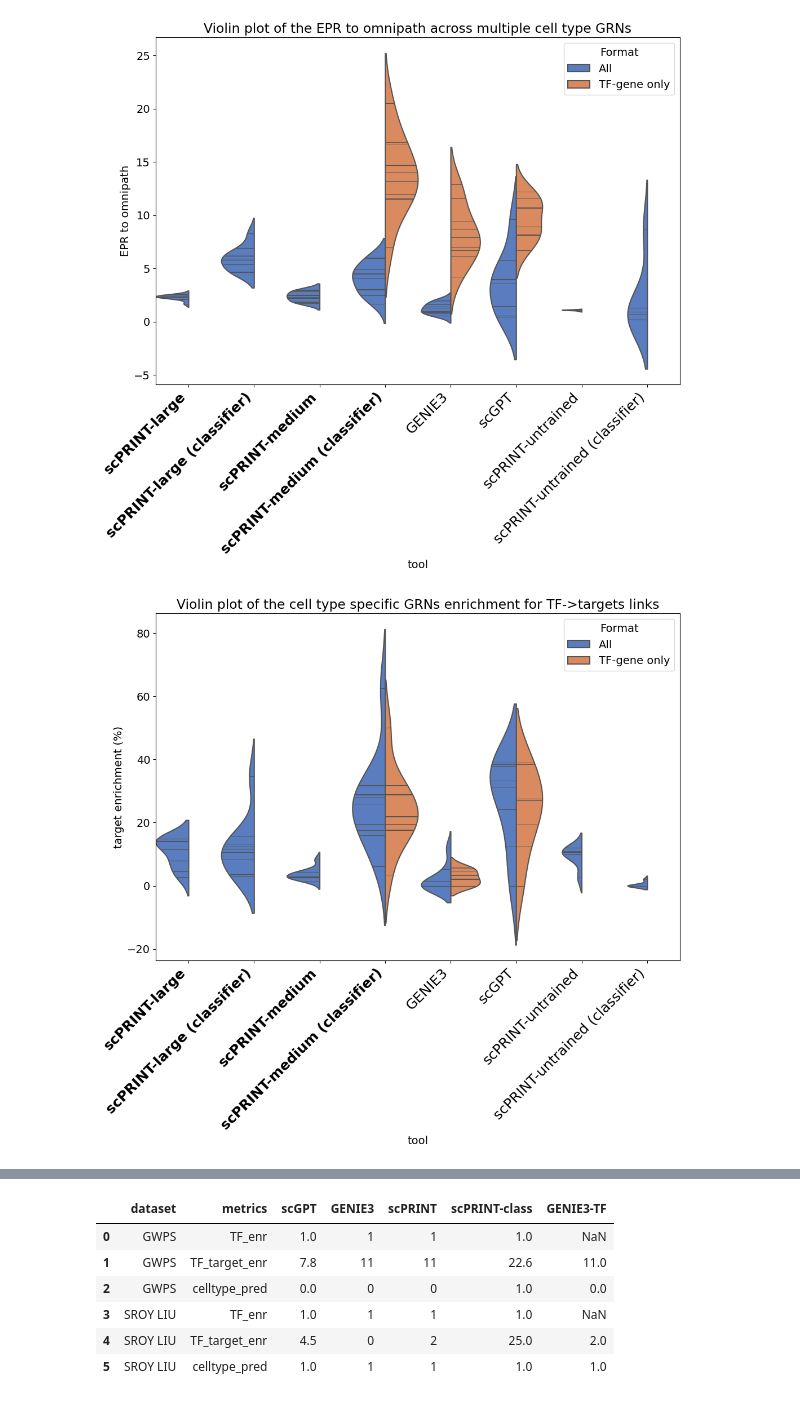
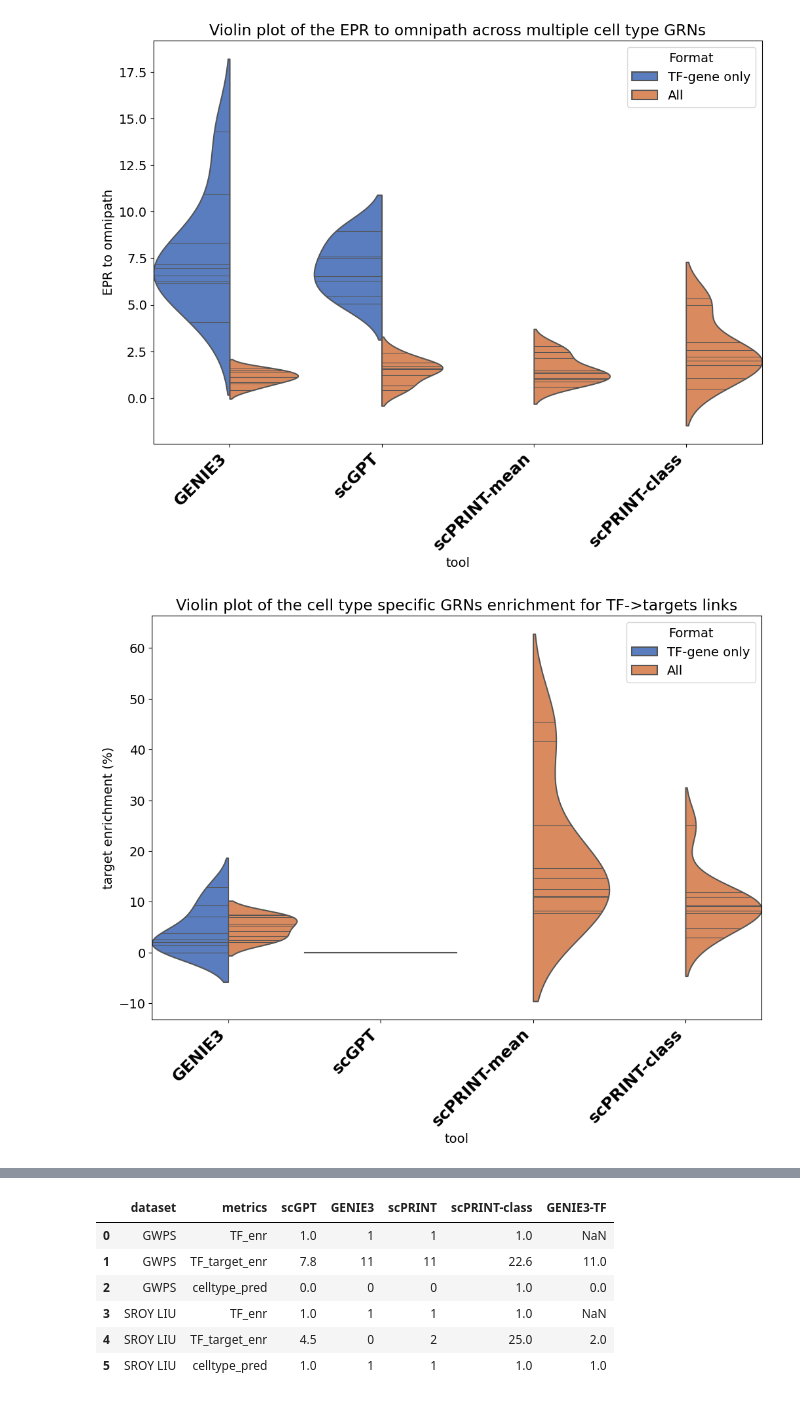
Before and after one commit to jkobject/scPRINT, a Jupyter notebook: figures/plot_results.ipynb, the cells around one changed output, grey strips where cells are left out. Cells and saved outputs as stored; diff of their text form; code cells hidden in the pictures.

```diff
--- a/figures/plot_results.ipynb
+++ b/figures/plot_results.ipynb
@@ -3,6 +3,6 @@ import pandas as pd
 import seaborn as sns
 import matplotlib.pyplot as plt
 # %%
-res = pd.read_csv('../data/results/omni.tsv', sep="\t")
+res = pd.read_csv('data/omni.tsv', sep="\t")
 res
 # %% [output]
@@ -22,36 +26,36 @@ res
 # %%
 plt.rcParams.update({'font.size': 14})
 # %%
-res['TF-gene only'] = res['TF-gene only'].replace({1: 'TF-gene only', 0: "All"})
-res = res.rename(columns={'TF-gene only': 'Format'})
+res['TF_only'] = res['TF_only'].replace({True: 'TF-gene only', False: "All"})
+res = res.rename(columns={'TF_only': 'Format'})
 # %%
 # Set the aesthetic style of the plots
 
 # Create the violin plot with adjusted scale to fix the tiny side issue
 plt.figure(figsize=(12, 8))
-violin_plot = sns.violinplot(x='tools', y='GRN (EPR)', hue="Format", data=res, split=True, density_norm='count', width=1, linewidth=1.5, palette="muted", inner='stick')
+violin_plot = sns.violinplot(x='tool', y='EPR', hue="Format", data=res, split=True, density_norm='count', width=1, linewidth=1.5, palette="muted", inner='stick')
 
 # Set the title and labels of the plot
 violin_plot.set_title('Violin plot of the EPR to omnipath across multiple cell type GRNs')
 violin_plot.set_xlabel('tool')
 violin_plot.set_ylabel('EPR to omnipath')
 
 # Rotate the x labels for better readability and align them
 xticks_labels = plt.gca().get_xticklabels()
 for i, label in enumerate(xticks_labels):
     if i < 4:
         label.set_fontweight('bold')
 plt.xticks(ticks=plt.gca().get_xticks(), labels=xticks_labels, rotation=45, ha="right", fontsize=18)
 
 # Show the plot
 plt.show()
 # %% [output]
-[figure, old version]
+[figure, new version]
 # %%
 # Create the violin plot
 plt.figure(figsize=(12, 8))
 
-violin_plot = sns.violinplot(x='tools', y='GRN (enrich %)', hue="Format", data=res, split=True, density_norm='count', width=1, linewidth=1.5, palette="muted", inner='stick')
+violin_plot = sns.violinplot(x='tool', y='TF_targ', hue="Format", data=res, split=True, density_norm='count', width=1, linewidth=1.5, palette="muted", inner='stick')
 
 # Set the title and labels of the plot
 violin_plot.set_title('Violin plot of the cell type specific GRNs enrichment for TF->targets links')
@@ -67,4 +71,4 @@ plt.xticks(ticks=plt.gca().get_xticks(), labels=xticks_labels, rotation=45, ha="
 # Show the plot
 plt.show()
 # %% [output]
-[figure, old version]
+[figure, new version]
```
Also changed, not shown: parts of 14 cells of this notebook, 51 other files.
